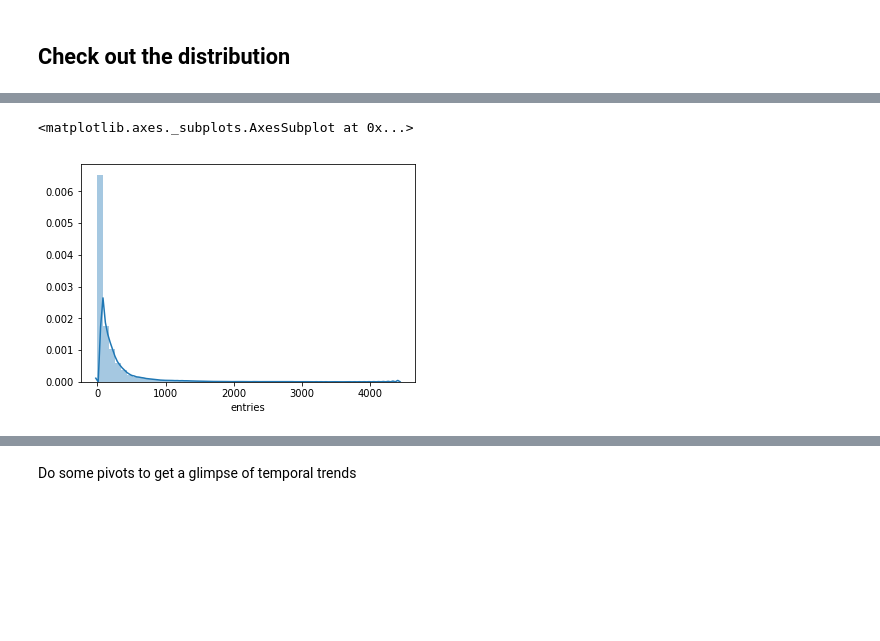
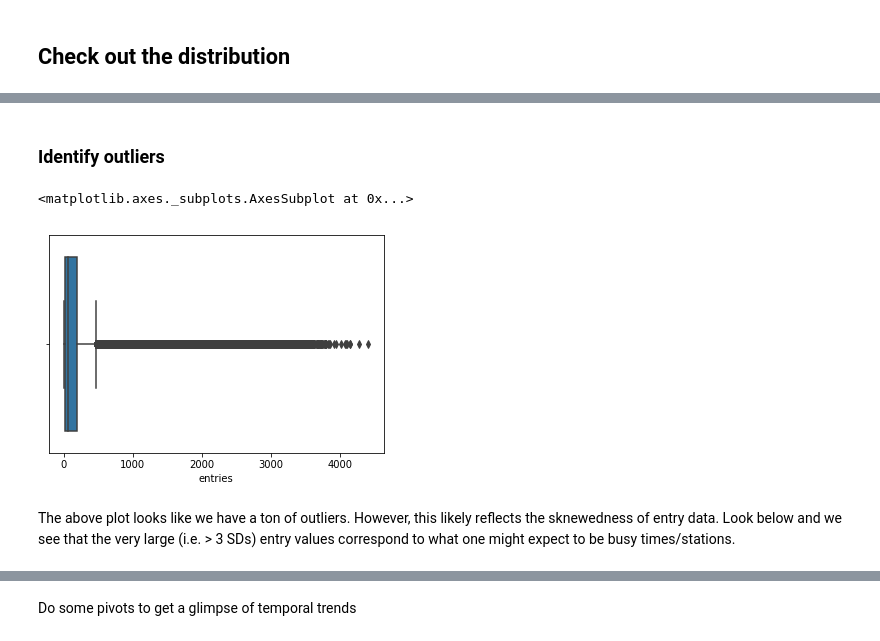
Before and after one commit to bkhurley/beat_the_crowd, a Jupyter notebook: explore.ipynb, the cells around one changed output, grey strips where cells are left out. Saved outputs shown, nothing was run; the diff lists cells and outputs as text; code cells hidden in the pictures; blank space fills up the shorter version.

Commit message:
updating plotting and modelign code

```diff
--- a/explore.ipynb
+++ b/explore.ipynb
@@ -32 +19,5 @@ con.close() #close dn connection
+# %%
+# select and join the BART and weather data from postgres
+bart_weather_df = sql_utils.pg2pd_join(table1='bart_entry_exit', table2='weather',
+                           on1='bart_entry_exit.date', on2='weather.datestamp')
 # %%
@@ -71,0 +75,2 @@ Name: entries, dtype: float64
+# %% [markdown]
+### Identify outliers
@@ -72,5 +86,7 @@ Name: entries, dtype: float64
 # %%
-sns.distplot(entry_exit_df['entries'])
+sns.boxplot(bart_weather_df['entries'])
 # %% [output]
 <matplotlib.axes._subplots.AxesSubplot at 0x...>
-[figure, old version]
+[figure, new version]
+# %% [markdown]
+The above plot looks like we have a ton of outliers. However, this likely reflects the sknewedness of entry data. Look below and we see that the very large (i.e. > 3 SDs) entry values correspond to what one might expect to be busy times/stations.
```
Also changed, not shown: parts of 25 cells of this notebook, 29 other files.
